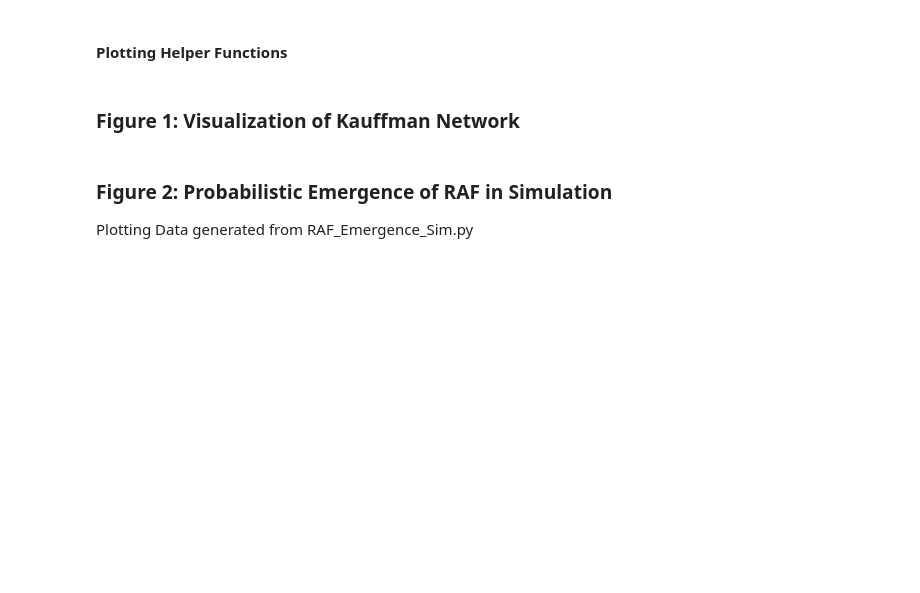
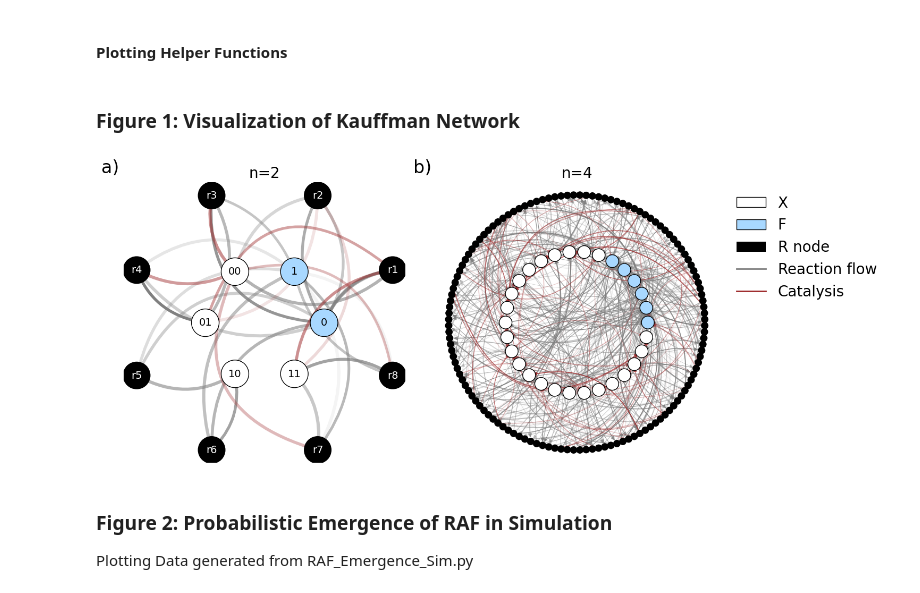
Before and after one commit to VJ-Varanasi/Emergence-of-Autocatalysis-in-Prebiotic-Reaction-Networks, a Jupyter notebook: figures.ipynb, the cells around one changed output. Saved outputs shown, nothing was run; the diff lists cells and outputs as text; code cells hidden in the pictures; blank space fills up the shorter version.

```diff
--- a/figures.ipynb
+++ b/figures.ipynb
@@ -23,5 +34,30 @@ def label_panels(axes, x=-0.08, y=1.02, fontsize=14, weight='bold'):
                 fontsize=fontsize, fontweight=weight)
 
 # usage
+# %%
+from cycler import cycler
+
+plt.style.use("default")
+plt.rcParams.update({
+    #"axes.prop_cycle": cycler(color=cycle),
+    "axes.facecolor": "white",
+    "figure.facecolor": "white",
+    #"axes.edgecolor": palette["charcoal"],
+    #"axes.labelcolor": palette["charcoal"],
+    #"xtick.color": palette["charcoal"],
+    #"ytick.color": palette["charcoal"],
+    #"grid.color": palette["silver"],
+    "grid.linewidth": 0.7,
+    "axes.grid": False,
+    "legend.frameon": False,
+    "font.family": "serif",
+    "font.serif": ["Times New Roman"],
+    "axes.titlesize": 13,
+    "axes.labelsize": 12,
+    "lines.linewidth": 1,
+    "lines.markersize": 6.5,
+    "axes.spines.top": False,
+    "axes.spines.right": False
+})
 # %% [markdown]
 ### Figure 1: Visualization of Kauffman Network
@@ -112,34 +218,48 @@ def draw_kauffman_network(molecules, foodset, reactions, catalysts,
 # %%
 fig, axes = plt.subplots(1, 2, figsize=(15,6 ))
 
 X,F,R = create_XFR(2)
 
-C = {2: ['AA'], 3: ['AA'], 6: ['AA'], 7: ['AA'], 0: ['AB', 'BB'], 1: ['AB', 'BB'],
+X = ['0', '1', '00', '01', '10','11']
+F = ['0', '1']
+R = {'r1': [['0', '0'], ['00']],
+ 'r2': [['00'], ['0', '0']],
+ 'r3': [['0', '1'], ['01']],
+ 'r4': [['01'], ['0', '1']],
+ 'r5': [['1', '0'], ['10']],
+ 'r6': [['10'], ['1', '0']],
+ 'r7': [['1', '1'], ['11']],
+ 'r8': [['11'], ['1', '1']]}
+
+C = {'r3': ['00'], 'r4': ['00'], 'r7': ['00'], 'r8': ['00'], 'r1': ['01', '11'], 'r2': ['01', '11'],
      }
+
 
 # Left subplot
 draw_kauffman_network(
     X, F, R, C,
-    outer_radius=0.3, inner_radius=0.7, chaos_seed=1,node_size_mol=700, node_size_rxn=700, line_weight = 4,node_scale=2.0,
-    fig=fig, ax=axes[0], title="n=2",legend_fontsize = 14, show_labels = True
+    outer_radius=0.3, inner_radius=0.7, chaos_seed=1,node_size_mol=700, node_size_rxn=700,node_scale=2.0,
+    fig=fig, ax=axes[0], title="n=2",legend_fontsize = 14, show_labels = True, linewidth = 4
 )
 
 
 X,F,R = create_XFR(4)
 C = create_uniform_catalysts(X, len(R), 1.25)
 
 # Right subplot
 draw_kauffman_network(
     X, F, R, C,
     outer_radius=0.5, inner_radius=0.9, chaos_seed=10, node_size_mol=300, node_size_rxn=100,
     catalyst_color="#9E2A2B", reaction_color="gray",
     fig=fig, ax=axes[1], title="n=4", include_legend=True,
-    legend_loc="upper left", legend_bbox=(1.02, 1.0),legend_fontsize = 20,
+    legend_loc="upper left", legend_bbox=(1.02, 1.0),legend_fontsize = 20, linewidth = 1
 )
 
 label_panels(np.array(axes), fontsize = 24, weight='normal')
 plt.tight_layout()
 plt.show()
+# %% [output]
+[figure, added]
 # %% [markdown]
 ### Figure 2: Probabilistic Emergence of RAF in Simulation
 
```
Also changed, not shown: parts of 34 cells of this notebook, 6 other files.
